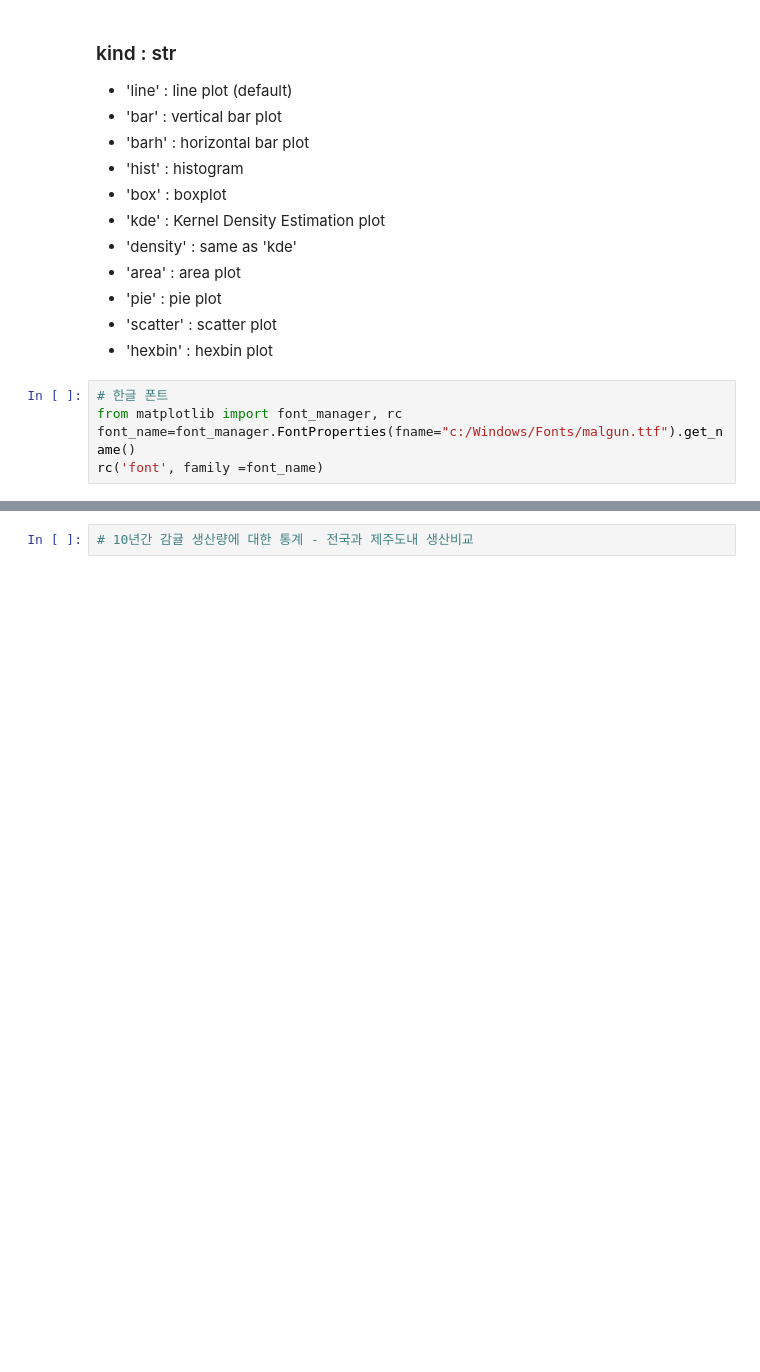
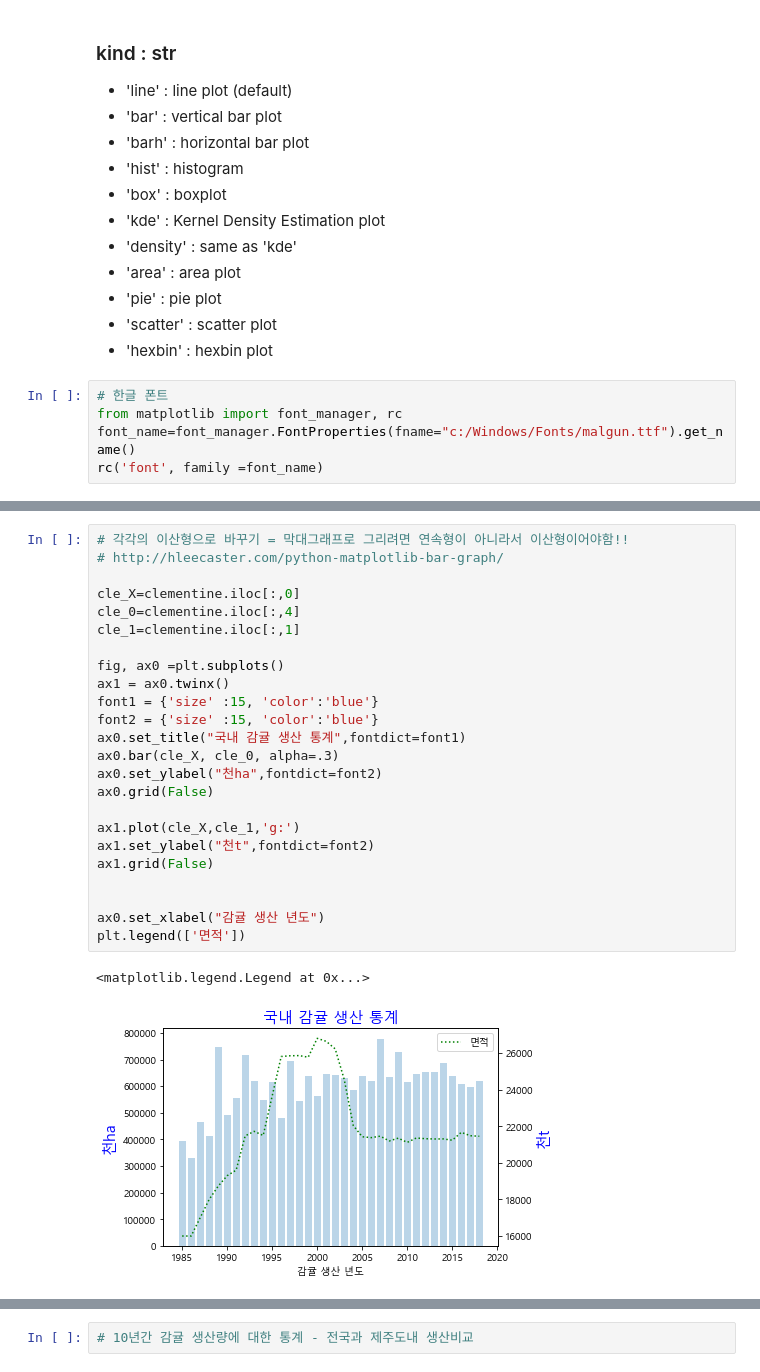
Before and after one commit to Joonyeong97/Jeju_Analysis_Project, a Jupyter notebook: 1. 시각화.ipynb, the cells around one changed output, grey strips where cells are left out. Drawn from its saved outputs; the diff is of its cells as text; blank space fills up the shorter version.

```diff
--- a/1. 시각화.ipynb
+++ b/1. 시각화.ipynb
@@ -206,0 +156,27 @@ plt.legend(['면적'])
+# %%
+# 각각의 이산형으로 바꾸기 = 막대그래프로 그리려면 연속형이 아니라서 이산형이어야함!!
+# http://hleecaster.com/python-matplotlib-bar-graph/
+
+cle_X=clementine.iloc[:,0]
+cle_0=clementine.iloc[:,4]
+cle_1=clementine.iloc[:,1]
+
+fig, ax0 =plt.subplots()
+ax1 = ax0.twinx()
+font1 = {'size' :15, 'color':'blue'}
+font2 = {'size' :15, 'color':'blue'}
+ax0.set_title("국내 감귤 생산 통계",fontdict=font1)
+ax0.bar(cle_X, cle_0, alpha=.3)
+ax0.set_ylabel("천ha",fontdict=font2)
+ax0.grid(False)
+
+ax1.plot(cle_X,cle_1,'g:')
+ax1.set_ylabel("천t",fontdict=font2)
+ax1.grid(False)
+
+
+ax0.set_xlabel("감귤 생산 년도")
+plt.legend(['면적'])
+# %% [output]
+<matplotlib.legend.Legend at 0x...>
+[figure, added]
```
Also changed, not shown: parts of 25 cells of this notebook, 2 other files.
